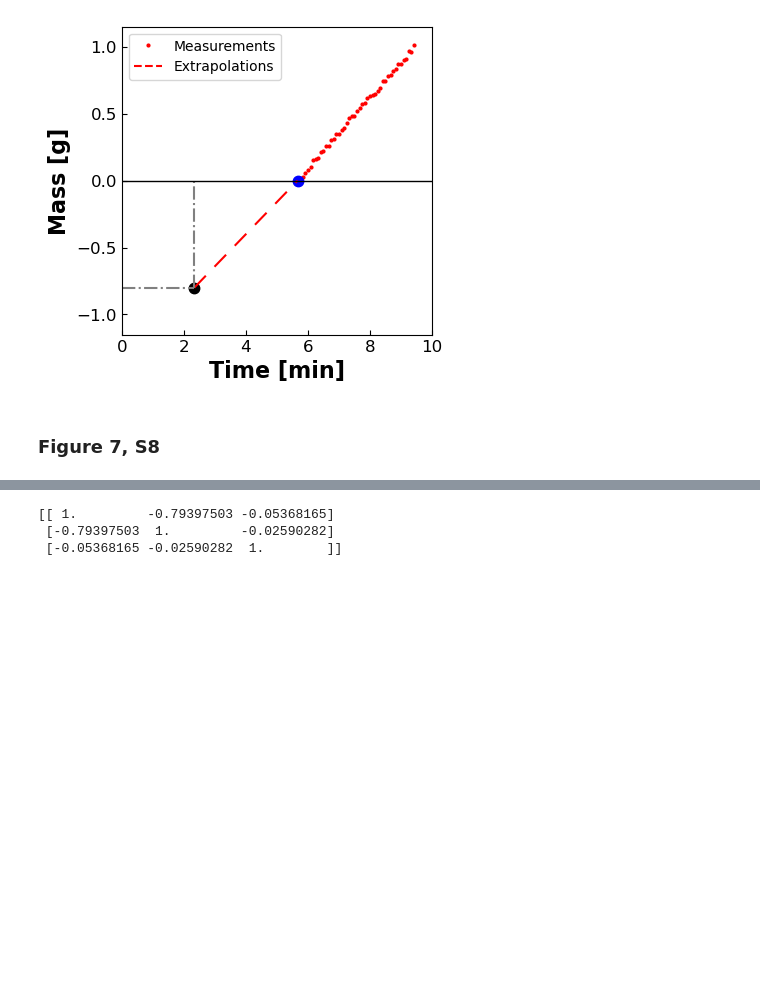
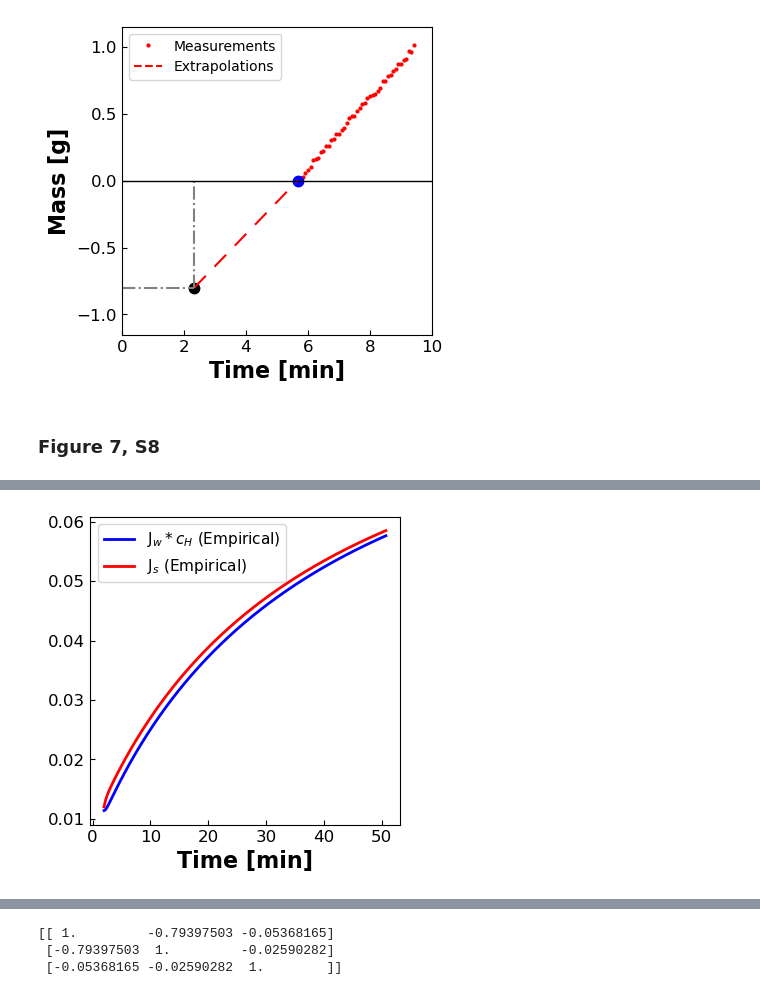
Before and after one commit to dowlinglab/dynamic-diafiltration-pyomo, a Jupyter notebook: DATA2_visualization.ipynb, the cells around one changed output, grey strips where cells are left out. Cells and saved outputs as stored; diff of their text form; code cells hidden in the pictures; blank space fills up the shorter version.

```diff
--- a/DATA2_visualization.ipynb
+++ b/DATA2_visualization.ipynb
@@ -311,3 +354,17 @@ fig.savefig(fname+'.png',dpi=300,bbox_inches='tight')
+# %%
+fig = plt.figure(figsize=(4, 4))
+plt.plot(my_data["time"]/60, my_data["Jw"]*my_data["cH"], 'b-', label='J$_{w}*c_{H}$ (Empirical)', lw=2)
+plt.plot(my_data["time"]/60, my_data["Js"], 'r-', label='J$_{s}$ (Empirical)', lw=2)
+
+plt.xlabel('Time [min]',fontsize=16,fontweight='bold')
+#plt.ylabel('J$\mathbf{_w\ [\mu m \cdot s^{-1}]}$',fontsize=16,fontweight='bold')
+plt.xticks(fontsize=12)
+plt.yticks(fontsize=12)
+plt.tick_params(direction="in")
+plt.legend(fontsize=11,loc="best")
+plt.show()
+# %% [output]
+[figure, added]
 # %%
 def calc_FIM(sim_data, theta=None, step=1e-8, formula='backward'):
     if theta is None:
```
Also changed, not shown: parts of 11 cells of this notebook, 8 other files.
